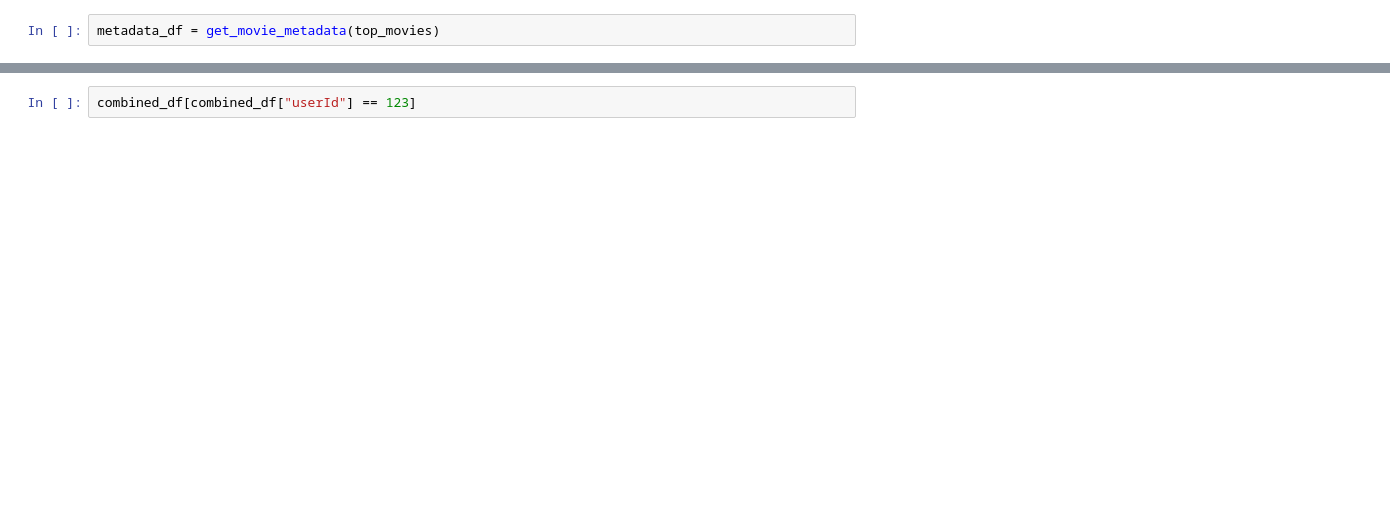
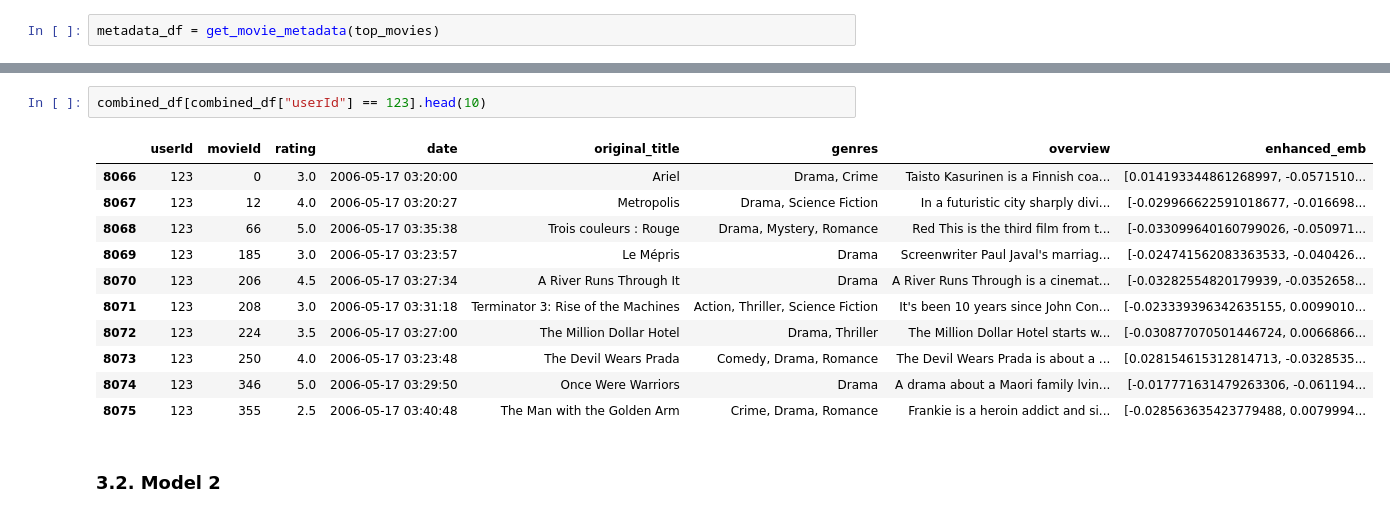
Before and after one commit to SudeshKumarSK/Cine-Match, a Jupyter notebook: Notebooks/Hybrid_Recommender.ipynb, the cells around one changed output, grey strips where cells are left out. Saved outputs shown, nothing was run; the diff lists cells and outputs as text; blank space fills up the shorter version.

```diff
--- a/Notebooks/Hybrid_Recommender.ipynb
+++ b/Notebooks/Hybrid_Recommender.ipynb
@@ -921,2 +955,16 @@ metadata_df = get_movie_metadata(top_movies)
 # %%
-combined_df[combined_df["userId"] == 123]
+combined_df[combined_df["userId"] == 123].head(10)
+# %% [output]
+|  | userId | movieId | rating | date | original_title | genres | overview | enhanced_emb |
+| 8066 | 123 | 0 | 3.0 | 2006-05-17 03:20:00 | Ariel | Drama, Crime | Taisto Kasurinen is a Finnish coa... | [0.014193344861268997, -0.0571510... |
+| 8067 | 123 | 12 | 4.0 | 2006-05-17 03:20:27 | Metropolis | Drama, Science Fiction | In a futuristic city sharply divi... | [-0.029966622591018677, -0.016698... |
+| 8068 | 123 | 66 | 5.0 | 2006-05-17 03:35:38 | Trois couleurs : Rouge | Drama, Mystery, Romance | Red This is the third film from t... | [-0.033099640160799026, -0.050971... |
+| 8069 | 123 | 185 | 3.0 | 2006-05-17 03:23:57 | Le Mépris | Drama | Screenwriter Paul Javal's marriag... | [-0.024741562083363533, -0.040426... |
+| 8070 | 123 | 206 | 4.5 | 2006-05-17 03:27:34 | A River Runs Through It | Drama | A River Runs Through is a cinemat... | [-0.03282554820179939, -0.0352658... |
+| 8071 | 123 | 208 | 3.0 | 2006-05-17 03:31:18 | Terminator 3: Rise of the Machines | Action, Thriller, Science Fiction | It's been 10 years since John Con... | [-0.023339396342635155, 0.0099010... |
+| 8072 | 123 | 224 | 3.5 | 2006-05-17 03:27:00 | The Million Dollar Hotel | Drama, Thriller | The Million Dollar Hotel starts w... | [-0.030877070501446724, 0.0066866... |
+| 8073 | 123 | 250 | 4.0 | 2006-05-17 03:23:48 | The Devil Wears Prada | Comedy, Drama, Romance | The Devil Wears Prada is about a ... | [0.028154615312814713, -0.0328535... |
+| 8074 | 123 | 346 | 5.0 | 2006-05-17 03:29:50 | Once Were Warriors | Drama | A drama about a Maori family lvin... | [-0.017771631479263306, -0.061194... |
+| 8075 | 123 | 355 | 2.5 | 2006-05-17 03:40:48 | The Man with the Golden Arm | Crime, Drama, Romance | Frankie is a heroin addict and si... | [-0.028563635423779488, 0.0079994... |
+# %% [markdown]
+### 3.2. Model 2
```
Also changed, not shown: parts of 26 cells of this notebook.
